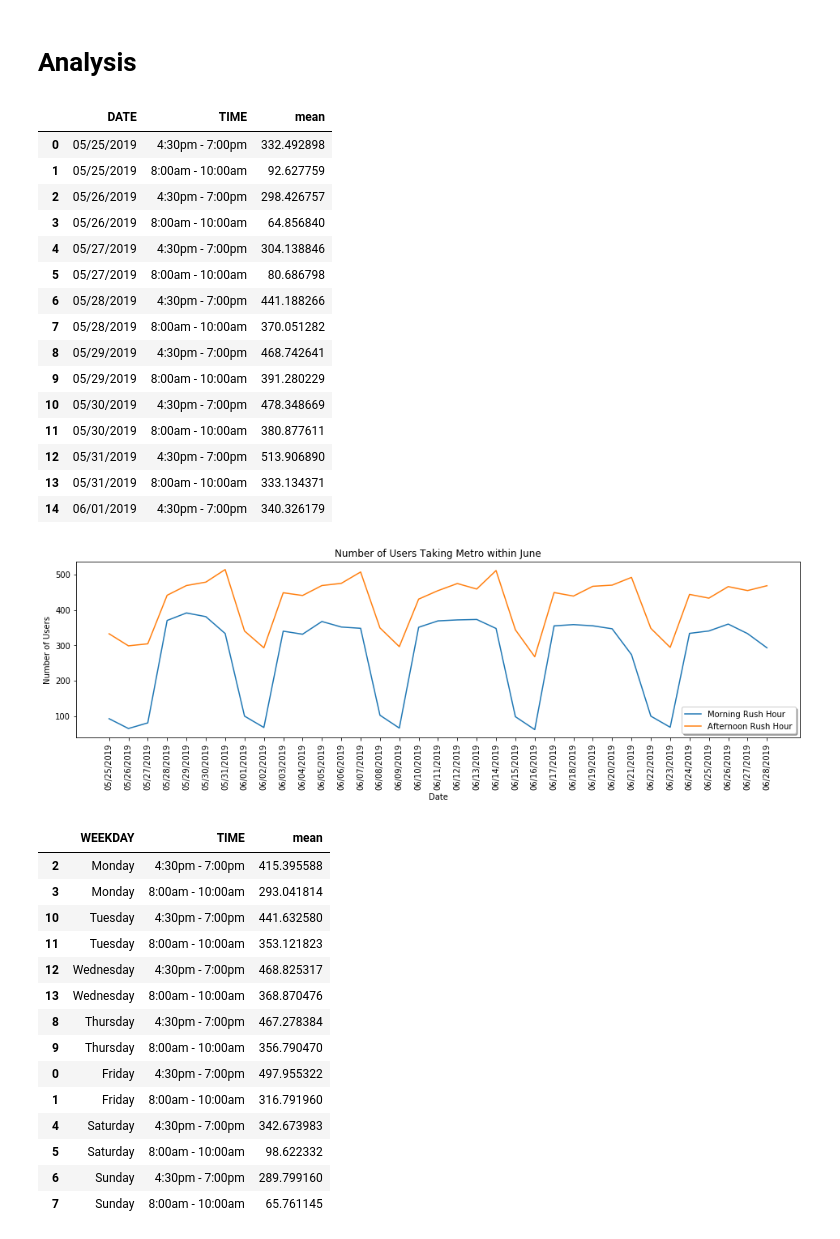
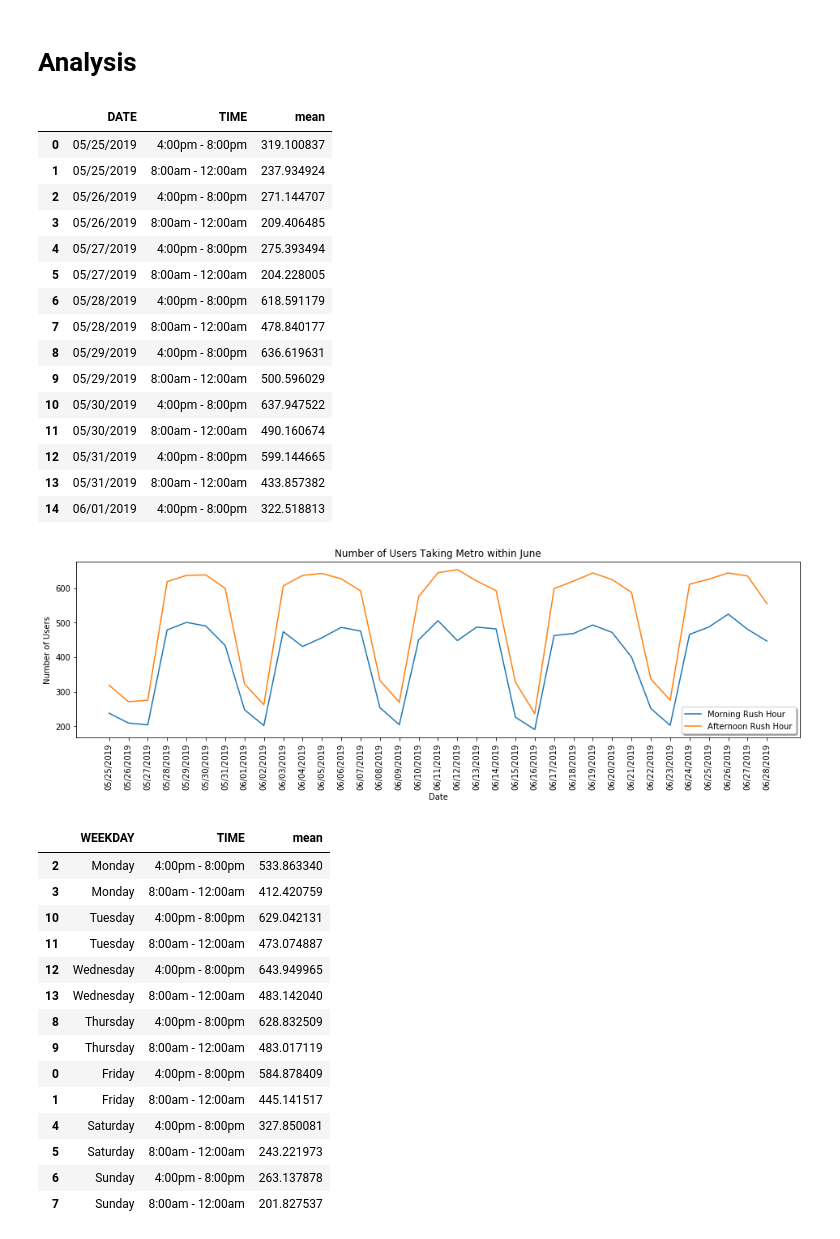
Before and after one commit to jporcaro1771/Gala_Project, a Jupyter notebook: Clean Turnstile Totals.ipynb, the cells around one changed output. Saved outputs shown, nothing was run; the diff lists cells and outputs as text; code cells hidden in the pictures.

```diff
--- a/Clean Turnstile Totals.ipynb
+++ b/Clean Turnstile Totals.ipynb
@@ -323,41 +335,44 @@ new_df.describe()
+# %%
+with open('clean_turnstile.pickle','rb') as read_file:
+    new_df = pickle.load(read_file)
 # %%
 mean_totals_df = new_df.groupby(['DATE', 'TIME'])['TOTALS'].agg({'mean'})
 mean_totals_df = mean_totals_df.reset_index()
 mean_totals_df.head(15)
 # %% [output]
 |  | DATE | TIME | mean |
-| 0 | 05/25/2019 | 4:30pm - 7:00pm | 332.492898 |
-| 1 | 05/25/2019 | 8:00am - 10:00am | 92.627759 |
-| 2 | 05/26/2019 | 4:30pm - 7:00pm | 298.426757 |
-| 3 | 05/26/2019 | 8:00am - 10:00am | 64.856840 |
-| 4 | 05/27/2019 | 4:30pm - 7:00pm | 304.138846 |
-| 5 | 05/27/2019 | 8:00am - 10:00am | 80.686798 |
-| 6 | 05/28/2019 | 4:30pm - 7:00pm | 441.188266 |
-| 7 | 05/28/2019 | 8:00am - 10:00am | 370.051282 |
-| 8 | 05/29/2019 | 4:30pm - 7:00pm | 468.742641 |
-| 9 | 05/29/2019 | 8:00am - 10:00am | 391.280229 |
-| 10 | 05/30/2019 | 4:30pm - 7:00pm | 478.348669 |
-| 11 | 05/30/2019 | 8:00am - 10:00am | 380.877611 |
-| 12 | 05/31/2019 | 4:30pm - 7:00pm | 513.906890 |
-| 13 | 05/31/2019 | 8:00am - 10:00am | 333.134371 |
-| 14 | 06/01/2019 | 4:30pm - 7:00pm | 340.326179 |
+| 0 | 05/25/2019 | 4:00pm - 8:00pm | 319.100837 |
+| 1 | 05/25/2019 | 8:00am - 12:00am | 237.934924 |
+| 2 | 05/26/2019 | 4:00pm - 8:00pm | 271.144707 |
+| 3 | 05/26/2019 | 8:00am - 12:00am | 209.406485 |
+| 4 | 05/27/2019 | 4:00pm - 8:00pm | 275.393494 |
+| 5 | 05/27/2019 | 8:00am - 12:00am | 204.228005 |
+| 6 | 05/28/2019 | 4:00pm - 8:00pm | 618.591179 |
+| 7 | 05/28/2019 | 8:00am - 12:00am | 478.840177 |
+| 8 | 05/29/2019 | 4:00pm - 8:00pm | 636.619631 |
+| 9 | 05/29/2019 | 8:00am - 12:00am | 500.596029 |
+| 10 | 05/30/2019 | 4:00pm - 8:00pm | 637.947522 |
+| 11 | 05/30/2019 | 8:00am - 12:00am | 490.160674 |
+| 12 | 05/31/2019 | 4:00pm - 8:00pm | 599.144665 |
+| 13 | 05/31/2019 | 8:00am - 12:00am | 433.857382 |
+| 14 | 06/01/2019 | 4:00pm - 8:00pm | 322.518813 |
 # %%
 %matplotlib inline
 
-morning_rush_df = mean_totals_df.loc[mean_totals_df['TIME'] == '8:00am - 10:00am']
-afternoon_rush_df = mean_totals_df.loc[mean_totals_df['TIME'] == '4:30pm - 7:00pm']
+morning_rush_df = mean_totals_df.loc[mean_totals_df['TIME'] == '8:00am - 12:00am']
+afternoon_rush_df = mean_totals_df.loc[mean_totals_df['TIME'] == '4:00pm - 8:00pm']
 
 import matplotlib.pyplot as plt
 plt.figure(figsize=(16,4))
 plt.plot(morning_rush_df['DATE'],morning_rush_df['mean'])
 plt.plot(afternoon_rush_df ['DATE'],afternoon_rush_df['mean'])
 plt.title('Number of Users Taking Metro within June')
 plt.xlabel('Date')
 plt.xticks(rotation=90)
 plt.ylabel('Number of Users')
 plt.legend(['Morning Rush Hour', 'Afternoon Rush Hour'], shadow = True, loc = 0);
 # %% [output]
-[figure, old version]
+[figure, new version]
 # %%
 weekday_mean_totals_df = (new_df
                           .groupby(['WEEKDAY', 'TIME', 'WEEKDAYNUM'])['TOTALS']
@@ -370,18 +385,18 @@ weekday_mean_totals_df= weekday_mean_totals_df.drop('WEEKDAYNUM', axis=1)
 weekday_mean_totals_df.head(15)
 # %% [output]
 |  | WEEKDAY | TIME | mean |
-| 2 | Monday | 4:30pm - 7:00pm | 415.395588 |
-| 3 | Monday | 8:00am - 10:00am | 293.041814 |
-| 10 | Tuesday | 4:30pm - 7:00pm | 441.632580 |
-| 11 | Tuesday | 8:00am - 10:00am | 353.121823 |
-| 12 | Wednesday | 4:30pm - 7:00pm | 468.825317 |
-| 13 | Wednesday | 8:00am - 10:00am | 368.870476 |
-| 8 | Thursday | 4:30pm - 7:00pm | 467.278384 |
-| 9 | Thursday | 8:00am - 10:00am | 356.790470 |
-| 0 | Friday | 4:30pm - 7:00pm | 497.955322 |
-| 1 | Friday | 8:00am - 10:00am | 316.791960 |
-| 4 | Saturday | 4:30pm - 7:00pm | 342.673983 |
-| 5 | Saturday | 8:00am - 10:00am | 98.622332 |
-| 6 | Sunday | 4:30pm - 7:00pm | 289.799160 |
-| 7 | Sunday | 8:00am - 10:00am | 65.761145 |
+| 2 | Monday | 4:00pm - 8:00pm | 533.863340 |
+| 3 | Monday | 8:00am - 12:00am | 412.420759 |
+| 10 | Tuesday | 4:00pm - 8:00pm | 629.042131 |
+| 11 | Tuesday | 8:00am - 12:00am | 473.074887 |
+| 12 | Wednesday | 4:00pm - 8:00pm | 643.949965 |
+| 13 | Wednesday | 8:00am - 12:00am | 483.142040 |
+| 8 | Thursday | 4:00pm - 8:00pm | 628.832509 |
+| 9 | Thursday | 8:00am - 12:00am | 483.017119 |
+| 0 | Friday | 4:00pm - 8:00pm | 584.878409 |
+| 1 | Friday | 8:00am - 12:00am | 445.141517 |
+| 4 | Saturday | 4:00pm - 8:00pm | 327.850081 |
+| 5 | Saturday | 8:00am - 12:00am | 243.221973 |
+| 6 | Sunday | 4:00pm - 8:00pm | 263.137878 |
+| 7 | Sunday | 8:00am - 12:00am | 201.827537 |
 # %%
```
Also changed, not shown: parts of 15 cells of this notebook, 1 other file.
